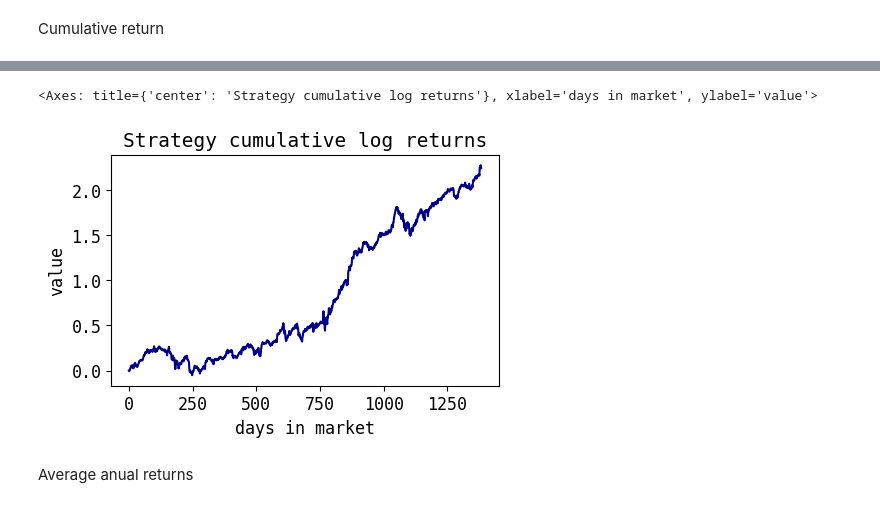
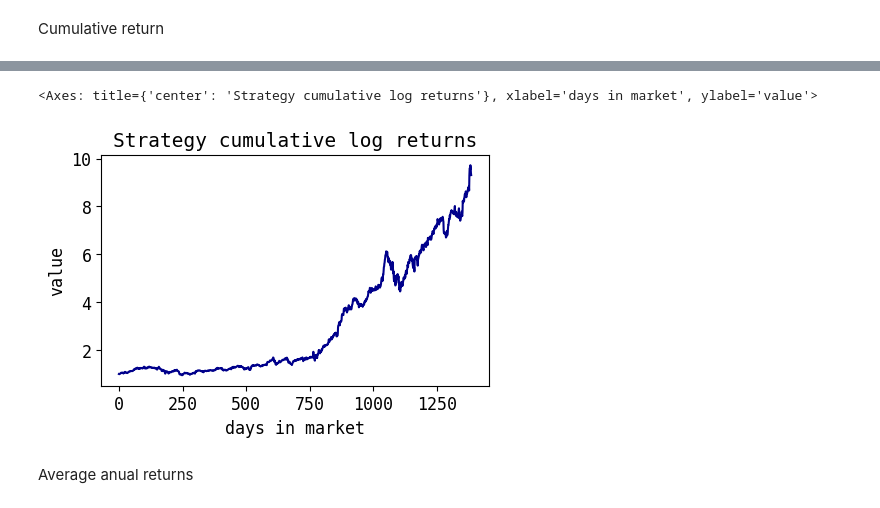
Before and after one commit to SEREMM/stationary_strategies, a Jupyter notebook: aapl_stationary_2.ipynb, the cells around one changed output, grey strips where cells are left out. Drawn from its saved outputs; the diff is of its cells as text; code cells hidden in the pictures.

```diff
--- a/aapl_stationary_2.ipynb
+++ b/aapl_stationary_2.ipynb
@@ -271,10 +271,10 @@ strategy
 -1    1132
 Name: count, dtype: int64
 # %%
-df_est.dropna().reset_index().log_ret.cumsum().plot(figsize=(5,3), title='Strategy cumulative log returns', ylabel='value', xlabel='days in market', color=cm(0))
+df_est.dropna().reset_index().log_ret.cumsum().apply(np.exp).plot(figsize=(5,3), title='Strategy cumulative log returns', ylabel='value', xlabel='days in market', color=cm(0))
 # %% [output]
 <Axes: title={'center': 'Strategy cumulative log returns'}, xlabel='days in market', ylabel='value'>
-[figure, old version]
+[figure, new version]
 # %% [markdown]
 Average anual returns
 # %%
```
Also changed, not shown: parts of 17 cells of this notebook.
